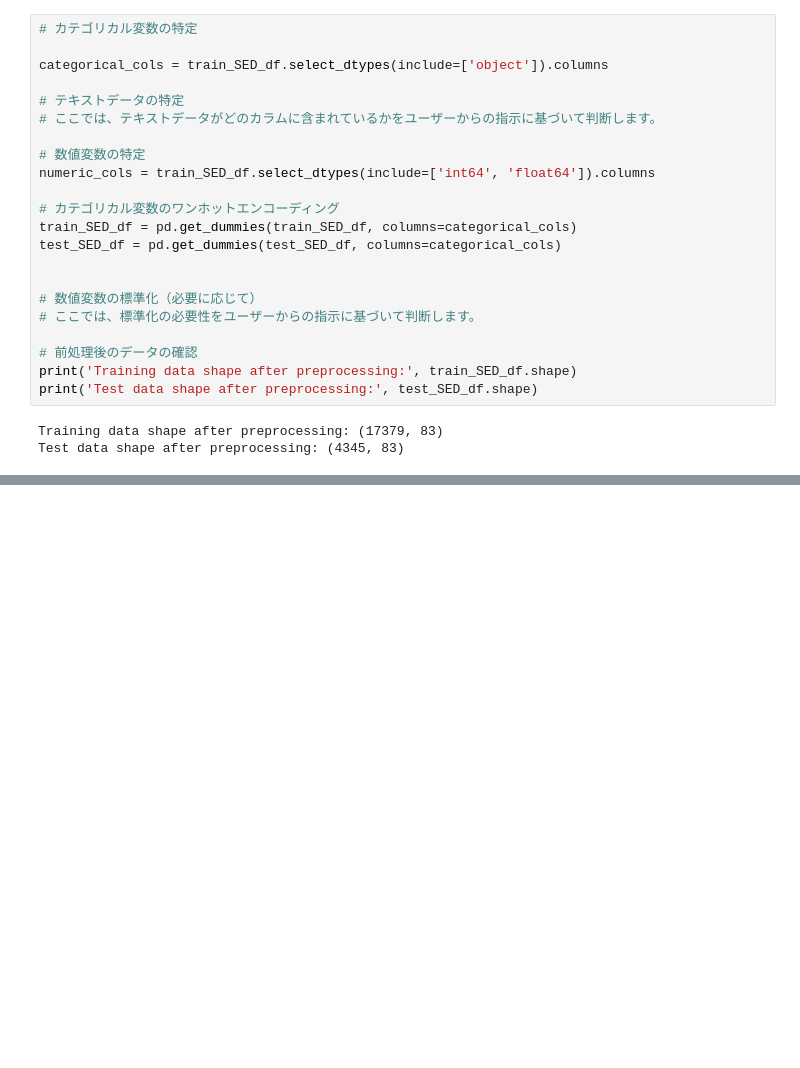
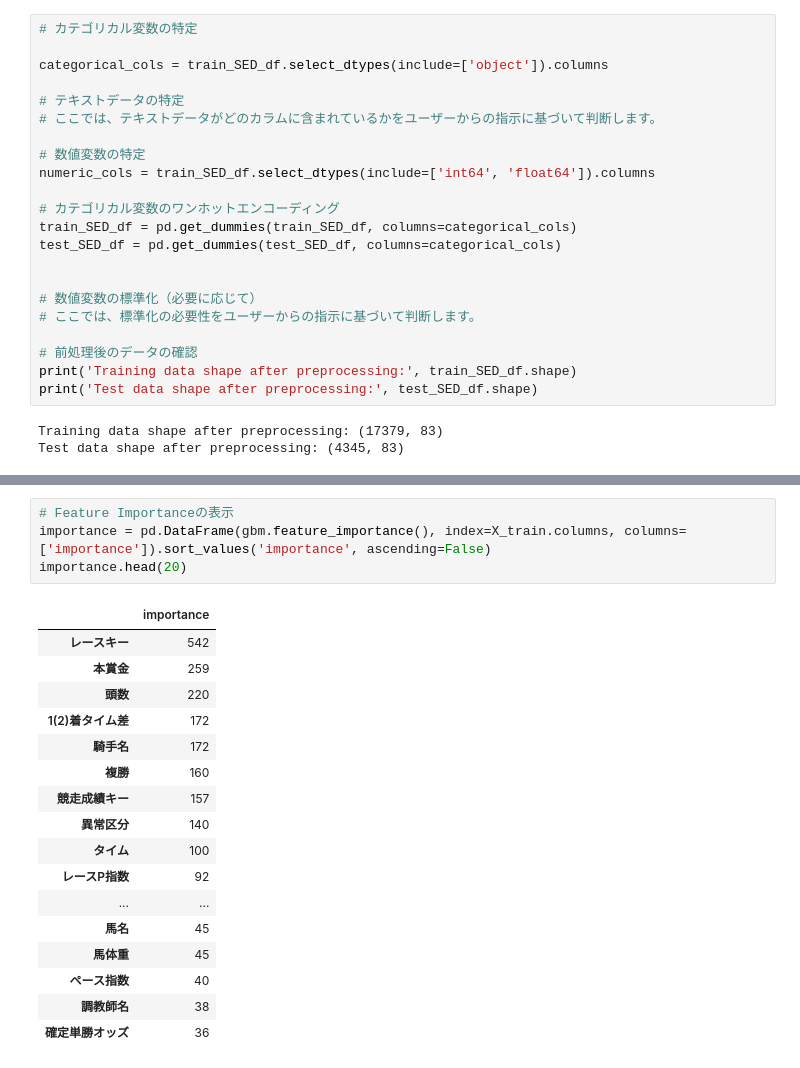
Before and after one commit to motacapla/jrdb, a Jupyter notebook: test.ipynb, the cells around one changed output, grey strips where cells are left out. Drawn from its saved outputs; the diff is of its cells as text; blank space fills up the shorter version.

```diff
--- a/test.ipynb
+++ b/test.ipynb
@@ -269,0 +287,22 @@ AUC Score: 0.9999986755857141
+# %%
+# Feature Importanceの表示
+importance = pd.DataFrame(gbm.feature_importance(), index=X_train.columns, columns=['importance']).sort_values('importance', ascending=False)
+importance.head(20)
+# %% [output]
+|  | importance |
+| レースキー | 542 |
+| 本賞金 | 259 |
+| 頭数 | 220 |
+| 1(2)着タイム差 | 172 |
+| 騎手名 | 172 |
+| 複勝 | 160 |
+| 競走成績キー | 157 |
+| 異常区分 | 140 |
+| タイム | 100 |
+| レースP指数 | 92 |
+| ... | ... |
+| 馬名 | 45 |
+| 馬体重 | 45 |
+| ペース指数 | 40 |
+| 調教師名 | 38 |
+| 確定単勝オッズ | 36 |
```
Also changed, not shown: parts of 1 cell of this notebook, 3 other files.
